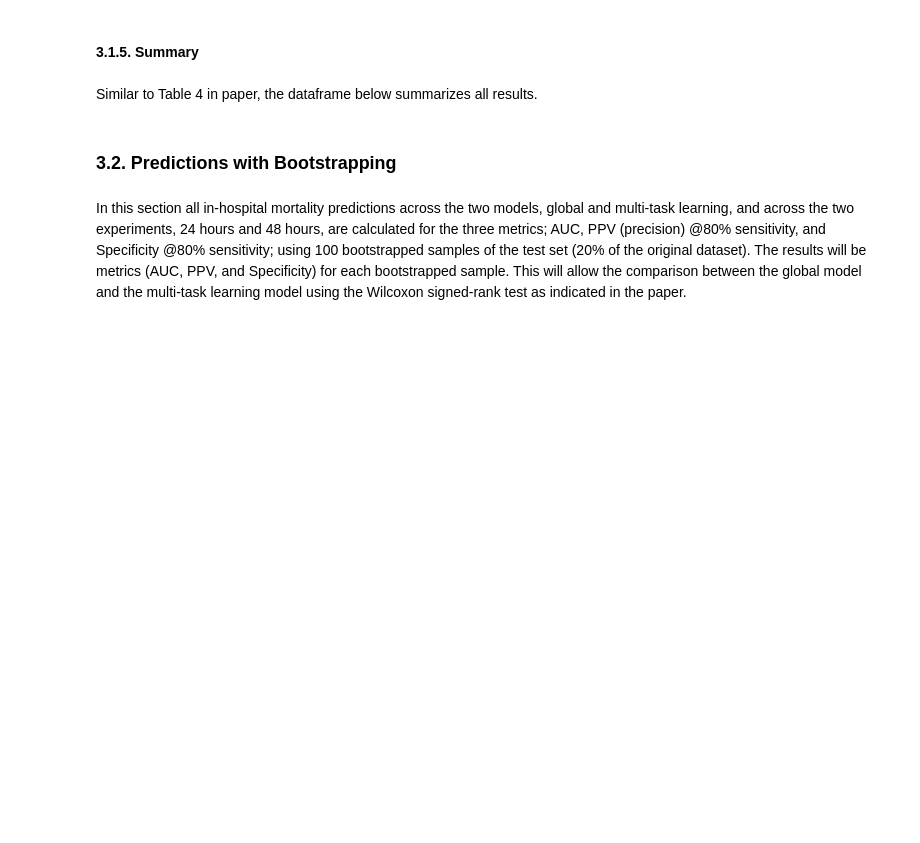
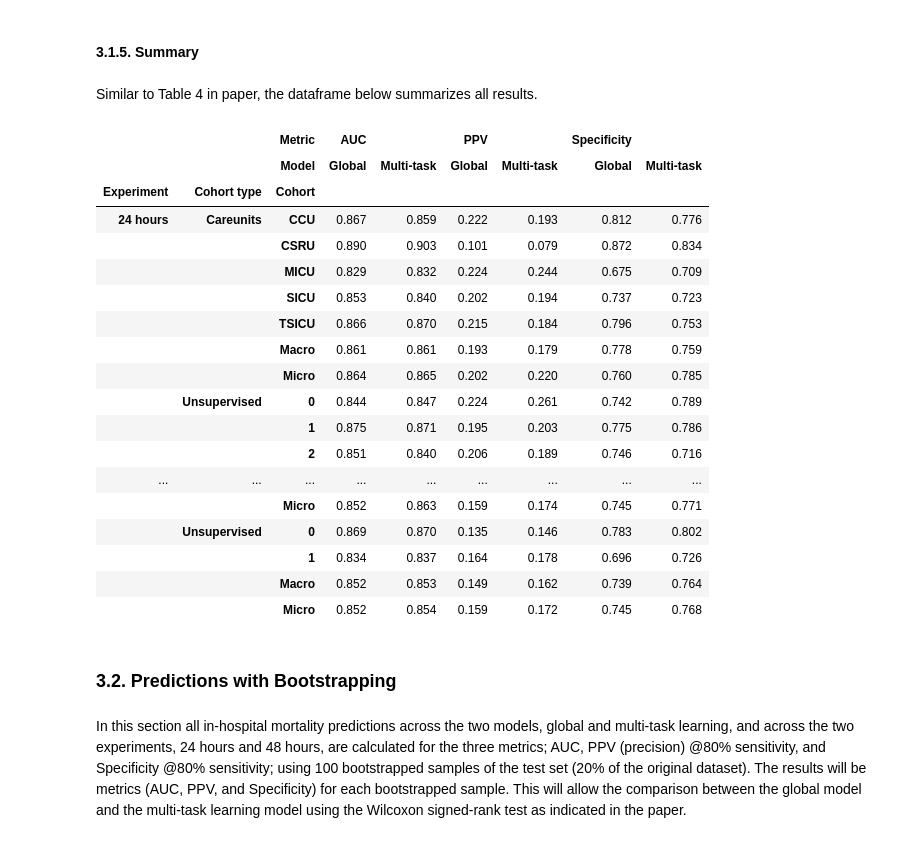
Before and after one commit to ger6-illini/dl4h-sp23-project, a Jupyter notebook: notebooks/cs598-dl4h-team27-paper181.ipynb, the cells around one changed output. Cells and saved outputs as stored; diff of their text form; code cells hidden in the pictures; blank space fills up the shorter version.

Commit message:
Corrected error with summary for global

```diff
--- a/notebooks/cs598-dl4h-team27-paper181.ipynb
+++ b/notebooks/cs598-dl4h-team27-paper181.ipynb
@@ -445,35 +869,56 @@ summary_e_df['Experiment'] = '48 hours'
 
 summary_f_df = metrics_global_48_careunits_df.reset_index()
 summary_f_df.rename(columns={'index': 'Cohort'}, inplace=True)
 summary_f_df['Cohort type'] = 'Careunits'
 summary_f_df['Model'] = 'Global'
 summary_f_df['Experiment'] = '48 hours'
 
 summary_g_df = metrics_mtl_48_unsupervised_df.reset_index()
 summary_g_df.rename(columns={'index': 'Cohort'}, inplace=True)
 summary_g_df['Cohort type'] = 'Unsupervised'
 summary_g_df['Model'] = 'Multi-task'
 summary_g_df['Experiment'] = '48 hours'
 
 summary_h_df = metrics_mtl_48_careunits_df.reset_index()
 summary_h_df.rename(columns={'index': 'Cohort'}, inplace=True)
 summary_h_df['Cohort type'] = 'Careunits'
 summary_h_df['Model'] = 'Multi-task'
 summary_h_df['Experiment'] = '48 hours'
 
 summary_48_df = pd.concat([summary_e_df, summary_f_df, summary_g_df, summary_h_df])
 
 summary_df = pd.concat([summary_24_df, summary_48_df])
 
+# This is a trick using a categorical data type to have Macro and Micro after Cohort names while displaying
 from pandas.api.types import CategoricalDtype
-cohort_type = CategoricalDtype(['CCU', 'CSRU', 'MICU', 'SICU', 'TSICU', 'Macro', 'Micro'], ordered=True)
-summary_df['Cohort type'] = summary_df['Cohort type'].astype(cohort_type)
+cohort = CategoricalDtype(['0', '1', '2', 'CCU', 'CSRU', 'MICU', 'SICU', 'TSICU', 'Macro', 'Micro'], ordered=True)
+summary_df['Cohort'] = summary_df['Cohort'].astype(cohort)
 
 summary_df = pd.melt(summary_df, id_vars=['Cohort', 'Cohort type', 'Model', 'Experiment'], var_name='Metric')
 summary_df = summary_df.set_index(['Experiment', 'Cohort type', 'Cohort'])
 summary_df = summary_df.pivot(columns=['Metric', 'Model'], values='value')
 summary_df = summary_df.round(3)
 summary_df
+# %% [output]
+|  |  | Metric | AUC |  | PPV |  | Specificity |  |
+|  |  | Model | Global | Multi-task | Global | Multi-task | Global | Multi-task |
+| Experiment | Cohort type | Cohort |  |  |  |  |  |  |
+| 24 hours | Careunits | CCU | 0.867 | 0.859 | 0.222 | 0.193 | 0.812 | 0.776 |
+|  |  | CSRU | 0.890 | 0.903 | 0.101 | 0.079 | 0.872 | 0.834 |
+|  |  | MICU | 0.829 | 0.832 | 0.224 | 0.244 | 0.675 | 0.709 |
+|  |  | SICU | 0.853 | 0.840 | 0.202 | 0.194 | 0.737 | 0.723 |
+|  |  | TSICU | 0.866 | 0.870 | 0.215 | 0.184 | 0.796 | 0.753 |
+|  |  | Macro | 0.861 | 0.861 | 0.193 | 0.179 | 0.778 | 0.759 |
+|  |  | Micro | 0.864 | 0.865 | 0.202 | 0.220 | 0.760 | 0.785 |
+|  | Unsupervised | 0 | 0.844 | 0.847 | 0.224 | 0.261 | 0.742 | 0.789 |
+|  |  | 1 | 0.875 | 0.871 | 0.195 | 0.203 | 0.775 | 0.786 |
+|  |  | 2 | 0.851 | 0.840 | 0.206 | 0.189 | 0.746 | 0.716 |
+| ... | ... | ... | ... | ... | ... | ... | ... | ... |
+|  |  | Micro | 0.852 | 0.863 | 0.159 | 0.174 | 0.745 | 0.771 |
+|  | Unsupervised | 0 | 0.869 | 0.870 | 0.135 | 0.146 | 0.783 | 0.802 |
+|  |  | 1 | 0.834 | 0.837 | 0.164 | 0.178 | 0.696 | 0.726 |
+|  |  | Macro | 0.852 | 0.853 | 0.149 | 0.162 | 0.739 | 0.764 |
+|  |  | Micro | 0.852 | 0.854 | 0.159 | 0.172 | 0.745 | 0.768 |
 # %% [markdown]
 ### 3.2. Predictions with Bootstrapping
 # %% [markdown]
```
Also changed, not shown: parts of 43 cells of this notebook, 48 other files.
